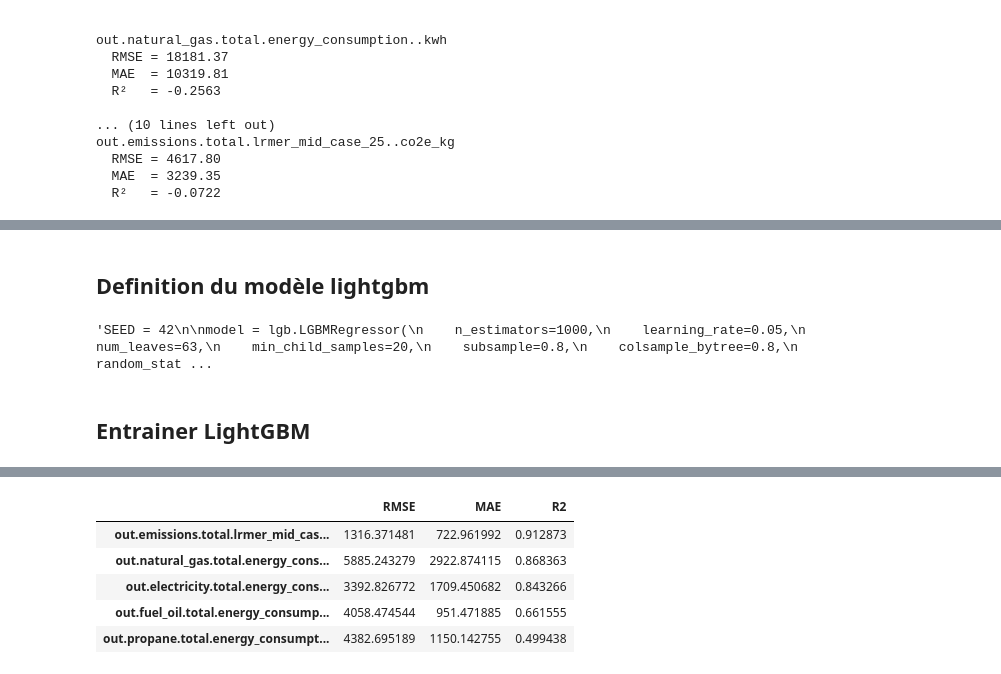
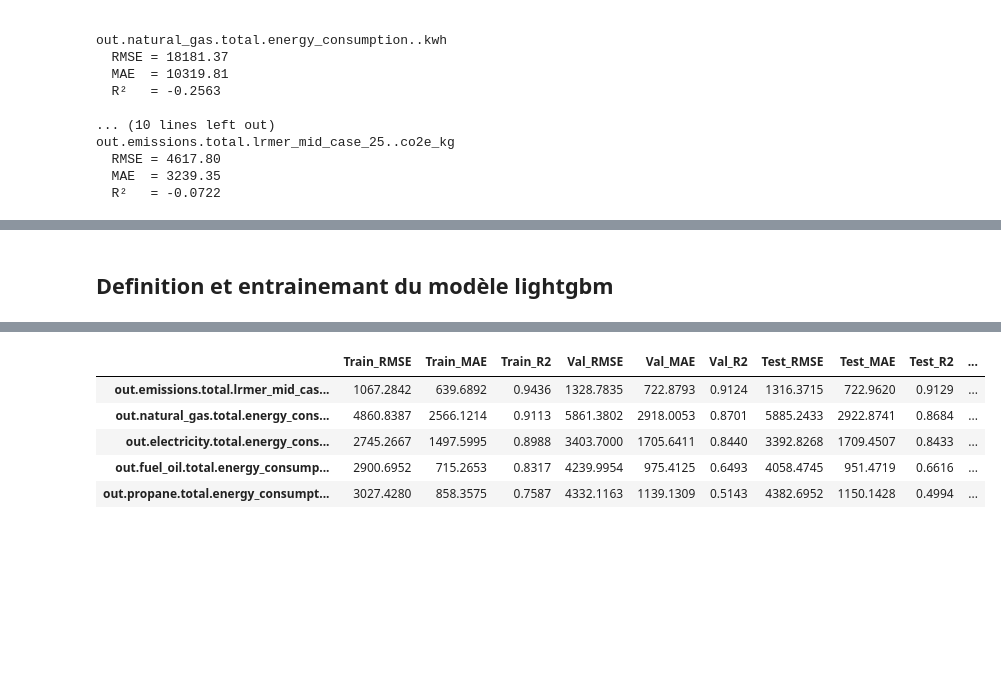
Before and after one commit to BOUBAKERAMDY/FlexiMax, a Jupyter notebook: notebooks/05_deeplearning/lightgbm_stratified.ipynb, the cells around one changed output, grey strips where cells are left out. Saved outputs shown, nothing was run; the diff lists cells and outputs as text; code cells hidden in the pictures; blank space fills up the shorter version.

```diff
--- a/notebooks/05_deeplearning/lightgbm_stratified.ipynb
+++ b/notebooks/05_deeplearning/lightgbm_stratified.ipynb
@@ -110,25 +116,9 @@ out.emissions.total.lrmer_mid_case_25..co2e_kg
 # %% [markdown]
-## Definition du modèle lightgbm
+## Definition et entrainemant du modèle lightgbm
-# %%
-'''SEED = 42
-
-model = lgb.LGBMRegressor(
-    n_estimators=1000,
-    learning_rate=0.05,
-    num_leaves=63,
-    min_child_samples=20,
-    subsample=0.8,
-    colsample_bytree=0.8,
-    random_state=SEED,
-    n_jobs=-1
-)
-'''
-# %% [output]
-'SEED = 42\n\nmodel = lgb.LGBMRegressor(\n    n_estimators=1000,\n    learning_rate=0.05,\n    num_leaves=63,\n    min_child_samples=20,\n    subsample=0.8,\n    colsample_bytree=0.8,\n    random_stat ...
-# %% [markdown]
-## Entrainer LightGBM
 # %%
 results = {}
+models = {}
+predictions = {}
 
 for target in Y.columns:
 
@@ -148,18 +138,45 @@ for target in Y.columns:
         eval_set=[(X_val, Y_val[target])],
         callbacks=[lgb.early_stopping(50, verbose=False)]
     )
+    models[target] = model
 
-    pred = model.predict(X_test)
-    print(f"prediction : {pred[:5]} ...")
-    print(f"réel       : {Y_test[target].values[:5]} ...")
-    print (f"longueur prédiction : {len(pred)}  |  longueur réel : {len(Y_test[target])}")
+    pred_train = model.predict(X_train_final)
+    pred_val   = model.predict(X_val)
+    pred_test  = model.predict(X_test)
 
+    # Sauvegarde des prédictions test pour plus tard
+    predictions[target] = pred_test
+
+    # Métriques
     results[target] = {
-        "RMSE": np.sqrt(mean_squared_error(Y_test[target], pred)),
-        "MAE": mean_absolute_error(Y_test[target], pred),
-        "R2": r2_score(Y_test[target], pred)
+        "Train_RMSE": np.sqrt(mean_squared_error(Y_train_final[target], pred_train)),
+        "Train_MAE": mean_absolute_error(Y_train_final[target], pred_train),
+        "Train_R2": r2_score(Y_train_final[target], pred_train),
+
+        "Val_RMSE": np.sqrt(mean_squared_error(Y_val[target], pred_val)),
+        "Val_MAE": mean_absolute_error(Y_val[target], pred_val),
+        "Val_R2": r2_score(Y_val[target], pred_val),
+
+        "Test_RMSE": np.sqrt(mean_squared_error(Y_test[target], pred_test)),
+        "Test_MAE": mean_absolute_error(Y_test[target], pred_test),
+        "Test_R2": r2_score(Y_test[target], pred_test)
     }
 
-pd.DataFrame(results).T.sort_values("R2", ascending=False)
+# Tableau récapitulatif
+df_results = pd.DataFrame(results).T
+
+# Tri
+df_results = df_results.sort_values("Test_R2", ascending=False)
+
+print("\n===== Résultats =====")
+
+
+df_results["Overfit_Gap"] = (
+    df_results["Train_R2"] - df_results["Test_R2"]
+)
+
+
+
+display(df_results.round(4))
 # %% [output]
 ========== out.electricity.total.energy_consumption..kwh ==========
@@ -182,6 +199,6 @@ longueur prédiction : 109995  |  longueur réel : 109995
-|  | RMSE | MAE | R2 |
-| out.emissions.total.lrmer_mid_cas... | 1316.371481 | 722.961992 | 0.912873 |
-| out.natural_gas.total.energy_cons... | 5885.243279 | 2922.874115 | 0.868363 |
-| out.electricity.total.energy_cons... | 3392.826772 | 1709.450682 | 0.843266 |
-| out.fuel_oil.total.energy_consump... | 4058.474544 | 951.471885 | 0.661555 |
-| out.propane.total.energy_consumpt... | 4382.695189 | 1150.142755 | 0.499438 |
+|  | Train_RMSE | Train_MAE | Train_R2 | Val_RMSE | Val_MAE | Val_R2 | Test_RMSE | Test_MAE | Test_R2 | ... |
+| out.emissions.total.lrmer_mid_cas... | 1067.2842 | 639.6892 | 0.9436 | 1328.7835 | 722.8793 | 0.9124 | 1316.3715 | 722.9620 | 0.9129 | ... |
+| out.natural_gas.total.energy_cons... | 4860.8387 | 2566.1214 | 0.9113 | 5861.3802 | 2918.0053 | 0.8701 | 5885.2433 | 2922.8741 | 0.8684 | ... |
+| out.electricity.total.energy_cons... | 2745.2667 | 1497.5995 | 0.8988 | 3403.7000 | 1705.6411 | 0.8440 | 3392.8268 | 1709.4507 | 0.8433 | ... |
+| out.fuel_oil.total.energy_consump... | 2900.6952 | 715.2653 | 0.8317 | 4239.9954 | 975.4125 | 0.6493 | 4058.4745 | 951.4719 | 0.6616 | ... |
+| out.propane.total.energy_consumpt... | 3027.4280 | 858.3575 | 0.7587 | 4332.1163 | 1139.1309 | 0.5143 | 4382.6952 | 1150.1428 | 0.4994 | ... |
```
Also changed, not shown: parts of 8 cells of this notebook, 8 other files.
